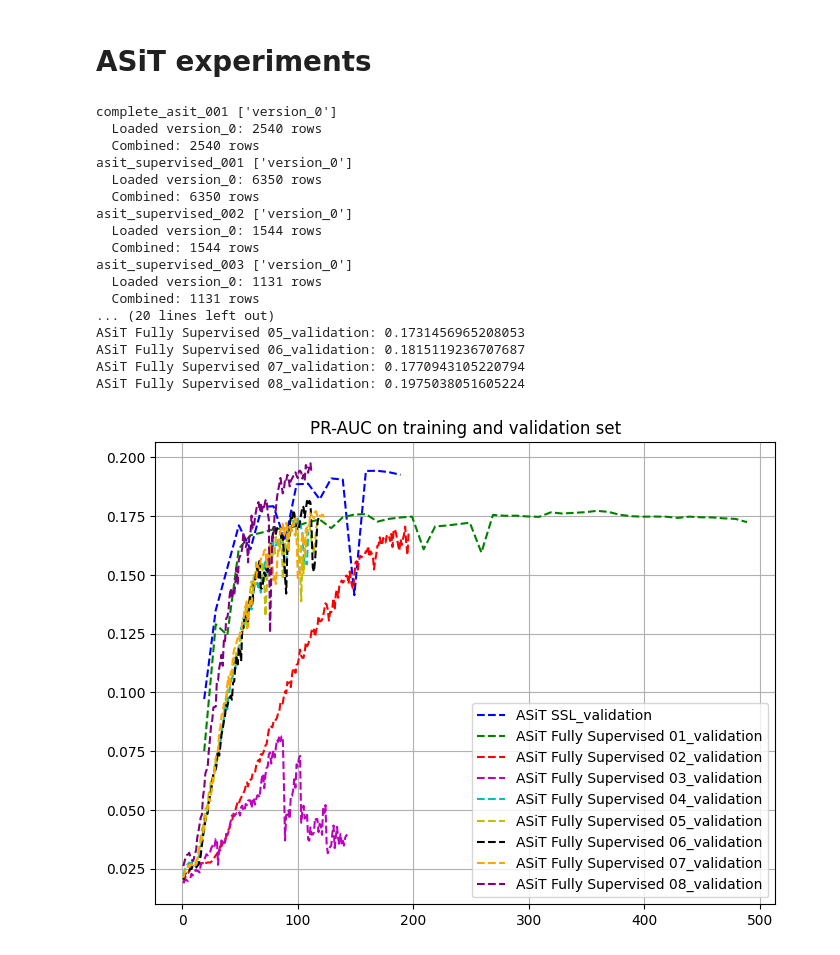
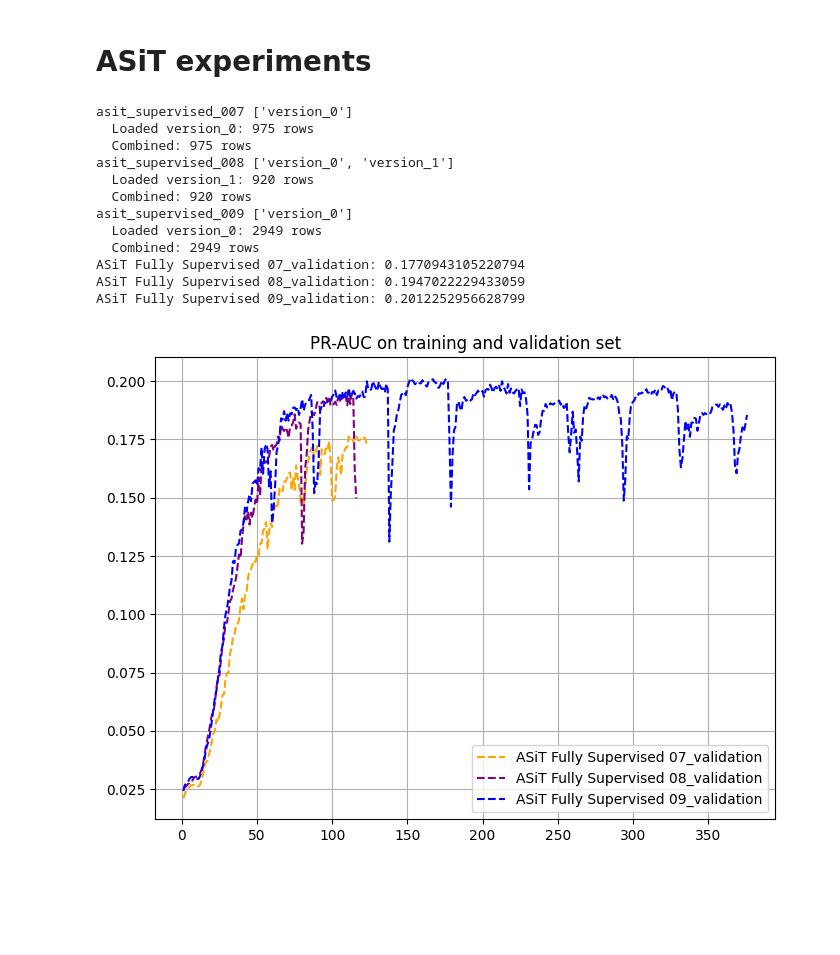
Before and after one commit to JoseFRuiz/audio-classification, a Jupyter notebook: performance_asit.ipynb, the cells around one changed output. Drawn from its saved outputs; the diff is of its cells as text; code cells hidden in the pictures; blank space fills up the shorter version.

```diff
--- a/performance_asit.ipynb
+++ b/performance_asit.ipynb
@@ -6,16 +6,17 @@ import os
 import pandas as pd
 import matplotlib.pyplot as plt
 
+    # {"exp": "complete_asit_001", "metrics_folder": "supervised_metrics", "version": "version_0", "color": "b", "label": "ASiT SSL"},
+    # {"exp": "asit_supervised_001", "metrics_folder": "supervised_metrics", "version": "version_0", "color": "g", "label": "ASiT Fully Supervised 01"},
+    # {"exp": "asit_supervised_002", "metrics_folder": "supervised_metrics", "version": "version_0", "color": "r", "label": "ASiT Fully Supervised 02"},
+    # {"exp": "asit_supervised_003", "metrics_folder": "supervised_metrics", "version": "version_0", "color": "m", "label": "ASiT Fully Supervised 03"},
+    # {"exp": "asit_supervised_004", "metrics_folder": "supervised_metrics", "version": "version_0", "color": "c", "label": "ASiT Fully Supervised 04"},
+    # {"exp": "asit_supervised_005", "metrics_folder": "supervised_metrics", "version": "version_0", "color": "y", "label": "ASiT Fully Supervised 05"},
+    # {"exp": "asit_supervised_006", "metrics_folder": "supervised_metrics", "version": "version_0", "color": "k", "label": "ASiT Fully Supervised 06"},
 exp_list = [
-    {"exp": "complete_asit_001", "metrics_folder": "supervised_metrics", "version": "version_0", "color": "b", "label": "ASiT SSL"},
-    {"exp": "asit_supervised_001", "metrics_folder": "supervised_metrics", "version": "version_0", "color": "g", "label": "ASiT Fully Supervised 01"},
-    {"exp": "asit_supervised_002", "metrics_folder": "supervised_metrics", "version": "version_0", "color": "r", "label": "ASiT Fully Supervised 02"},
-    {"exp": "asit_supervised_003", "metrics_folder": "supervised_metrics", "version": "version_0", "color": "m", "label": "ASiT Fully Supervised 03"},
-    {"exp": "asit_supervised_004", "metrics_folder": "supervised_metrics", "version": "version_0", "color": "c", "label": "ASiT Fully Supervised 04"},
-    {"exp": "asit_supervised_005", "metrics_folder": "supervised_metrics", "version": "version_0", "color": "y", "label": "ASiT Fully Supervised 05"},
-    {"exp": "asit_supervised_006", "metrics_folder": "supervised_metrics", "version": "version_0", "color": "k", "label": "ASiT Fully Supervised 06"},
     {"exp": "asit_supervised_007", "metrics_folder": "supervised_metrics", "version": "version_0", "color": "orange", "label": "ASiT Fully Supervised 07"},
-    {"exp": "asit_supervised_008", "metrics_folder": "supervised_metrics", "version": "version_0", "color": "purple", "label": "ASiT Fully Supervised 08"},
+    {"exp": "asit_supervised_008", "metrics_folder": "supervised_metrics", "version": "version_1", "color": "purple", "label": "ASiT Fully Supervised 08"},
+    {"exp": "asit_supervised_009", "metrics_folder": "supervised_metrics", "version": "version_0", "color": "blue", "label": "ASiT Fully Supervised 09"}
 ]
 
 dic_df = {}
@@ -81,47 +82,42 @@ for exp in exp_list:
         # Sort by epoch for final output
         combined_df = combined_df.sort_values('epoch').reset_index(drop=True)
 
     dic_df[exp["exp"]] = combined_df
     print(f"  Combined: {len(combined_df)} rows")
 
 plt.figure(figsize=(8, 6))
 plt.subplot(111)
 ini_epoch = 1
 last_epoch = -1
 
 for exp in exp_list:
     df_exp = dic_df[exp["exp"]]
     x, y = df_exp["epoch"], df_exp["val_map"]
     x = x[y.notna()]
     y = y[y.notna()]
     plt.plot(x.values[ini_epoch:last_epoch], y.values[ini_epoch:last_epoch], color=exp["color"], linestyle="--", label=f"{exp['label']}_validation")
     # x, y = df_exp["epoch"], df_exp["train_map_eval"]
     # x = x[y.notna()]
     # y = y[y.notna()]
     # plt.plot(x.values[ini_epoch:last_epoch], y.values[ini_epoch:last_epoch], color=exp["color"], linestyle="-", label=f"{exp['label']}_training")
 
 plt.legend()
 plt.title("PR-AUC on training and validation set")
 plt.grid()
 
 for exp in exp_list:
     print(f"{exp['label']}_validation: {dic_df[exp['exp']]['val_map'].max()}")
 # %% [output]
-complete_asit_001 ['version_0']
-  Loaded version_0: 2540 rows
-  Combined: 2540 rows
-asit_supervised_001 ['version_0']
-  Loaded version_0: 6350 rows
-  Combined: 6350 rows
-asit_supervised_002 ['version_0']
-  Loaded version_0: 1544 rows
-  Combined: 1544 rows
-asit_supervised_003 ['version_0']
-  Loaded version_0: 1131 rows
-  Combined: 1131 rows
-... (20 lines left out)
-ASiT Fully Supervised 05_validation: 0.1731456965208053
-ASiT Fully Supervised 06_validation: 0.1815119236707687
+asit_supervised_007 ['version_0']
+  Loaded version_0: 975 rows
+  Combined: 975 rows
+asit_supervised_008 ['version_0', 'version_1']
+  Loaded version_1: 920 rows
+  Combined: 920 rows
+asit_supervised_009 ['version_0']
+  Loaded version_0: 2949 rows
+  Combined: 2949 rows
 ASiT Fully Supervised 07_validation: 0.1770943105220794
-ASiT Fully Supervised 08_validation: 0.1975038051605224
+ASiT Fully Supervised 08_validation: 0.1947022229433059
+ASiT Fully Supervised 09_validation: 0.2012252956628799
-[figure, old version]
+[figure, new version]
```
Also changed, not shown: 6 other files.
